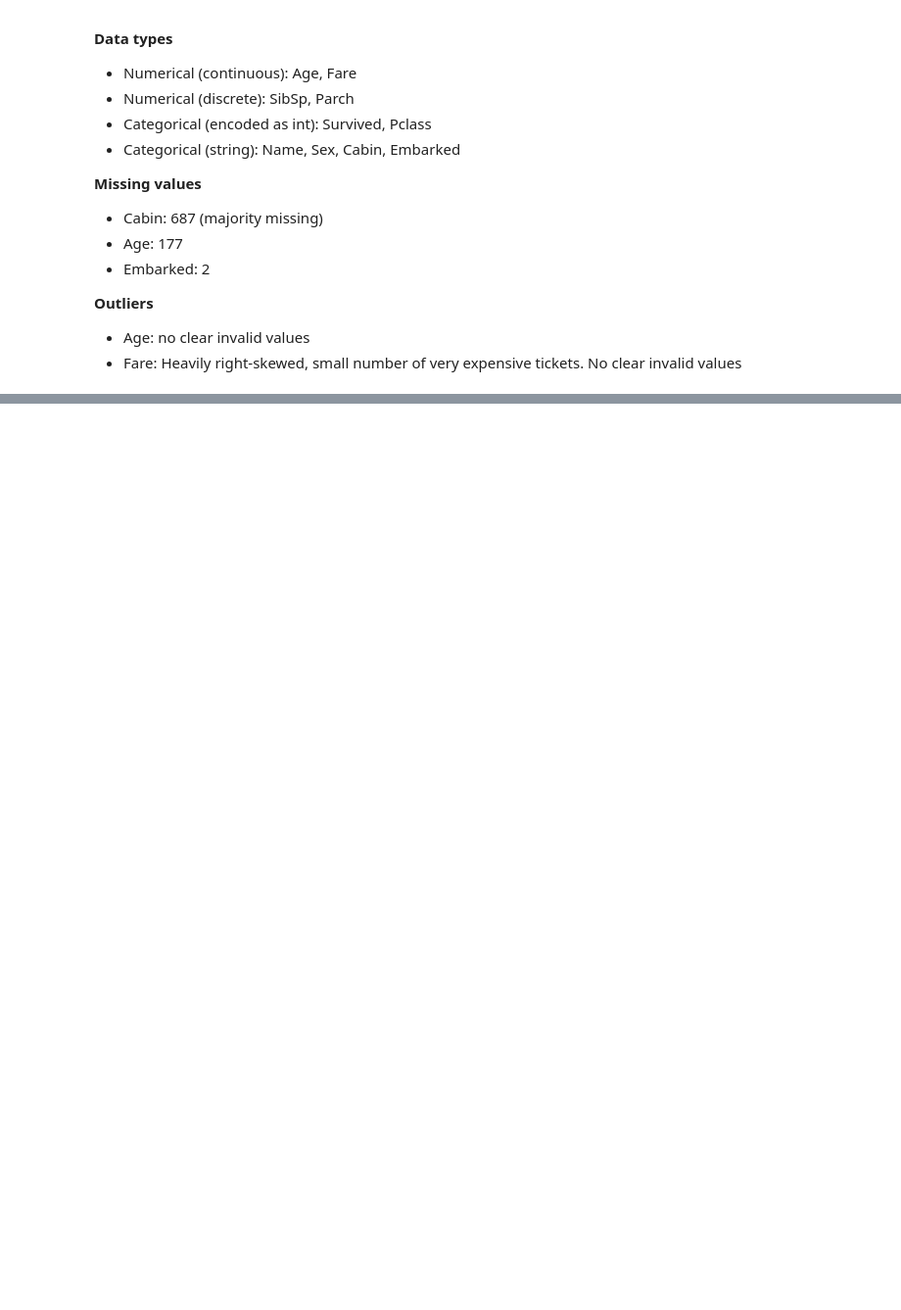
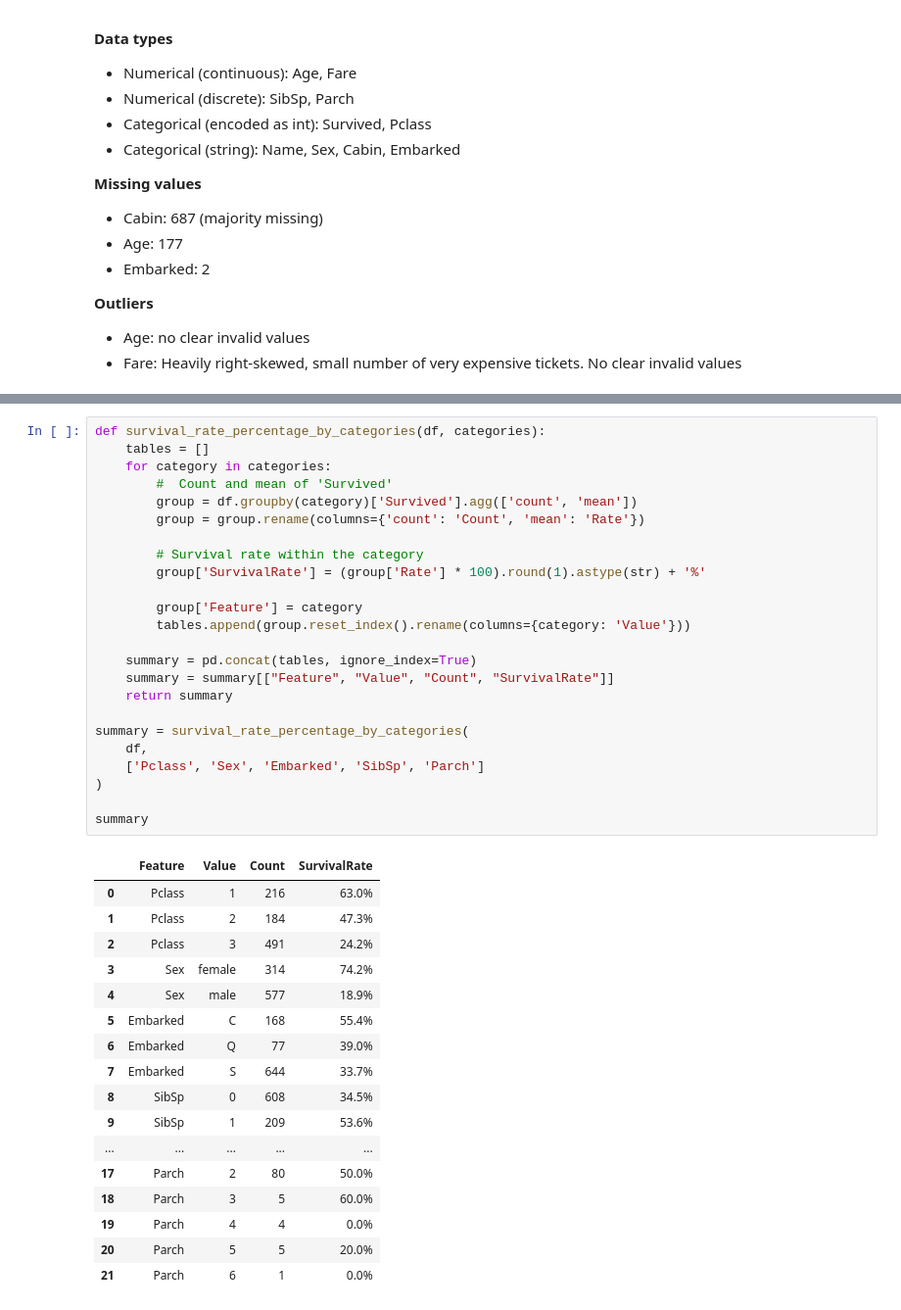
Before and after one commit to helben2002/TitanicCapstoneProject, a Jupyter notebook: ml/notebooks/sara.ipynb, the cells around one changed output, grey strips where cells are left out. Shown at 98% size. Drawn from its saved outputs; the diff is of its cells as text; blank space fills up the shorter version.

```diff
--- a/ml/notebooks/sara.ipynb
+++ b/ml/notebooks/sara.ipynb
@@ -148,0 +179,42 @@ outliers[['Fare']].describe()
+# %%
+def survival_rate_percentage_by_categories(df, categories):
+    tables = []
+    for category in categories:
+        #  Count and mean of 'Survived'
+        group = df.groupby(category)['Survived'].agg(['count', 'mean'])
+        group = group.rename(columns={'count': 'Count', 'mean': 'Rate'})
+
+        # Survival rate within the category
+        group['SurvivalRate'] = (group['Rate'] * 100).round(1).astype(str) + '%'
+
+        group['Feature'] = category
+        tables.append(group.reset_index().rename(columns={category: 'Value'}))
+
+    summary = pd.concat(tables, ignore_index=True)
+    summary = summary[["Feature", "Value", "Count", "SurvivalRate"]]
+    return summary
+
+summary = survival_rate_percentage_by_categories(
+    df,
+    ['Pclass', 'Sex', 'Embarked', 'SibSp', 'Parch']
+)
+
+summary
+# %% [output]
+|  | Feature | Value | Count | SurvivalRate |
+| 0 | Pclass | 1 | 216 | 63.0% |
+| 1 | Pclass | 2 | 184 | 47.3% |
+| 2 | Pclass | 3 | 491 | 24.2% |
+| 3 | Sex | female | 314 | 74.2% |
+| 4 | Sex | male | 577 | 18.9% |
+| 5 | Embarked | C | 168 | 55.4% |
+| 6 | Embarked | Q | 77 | 39.0% |
+| 7 | Embarked | S | 644 | 33.7% |
+| 8 | SibSp | 0 | 608 | 34.5% |
+| 9 | SibSp | 1 | 209 | 53.6% |
+| ... | ... | ... | ... | ... |
+| 17 | Parch | 2 | 80 | 50.0% |
+| 18 | Parch | 3 | 5 | 60.0% |
+| 19 | Parch | 4 | 4 | 0.0% |
+| 20 | Parch | 5 | 5 | 20.0% |
+| 21 | Parch | 6 | 1 | 0.0% |
```
Also changed, not shown: parts of 10 cells of this notebook.
